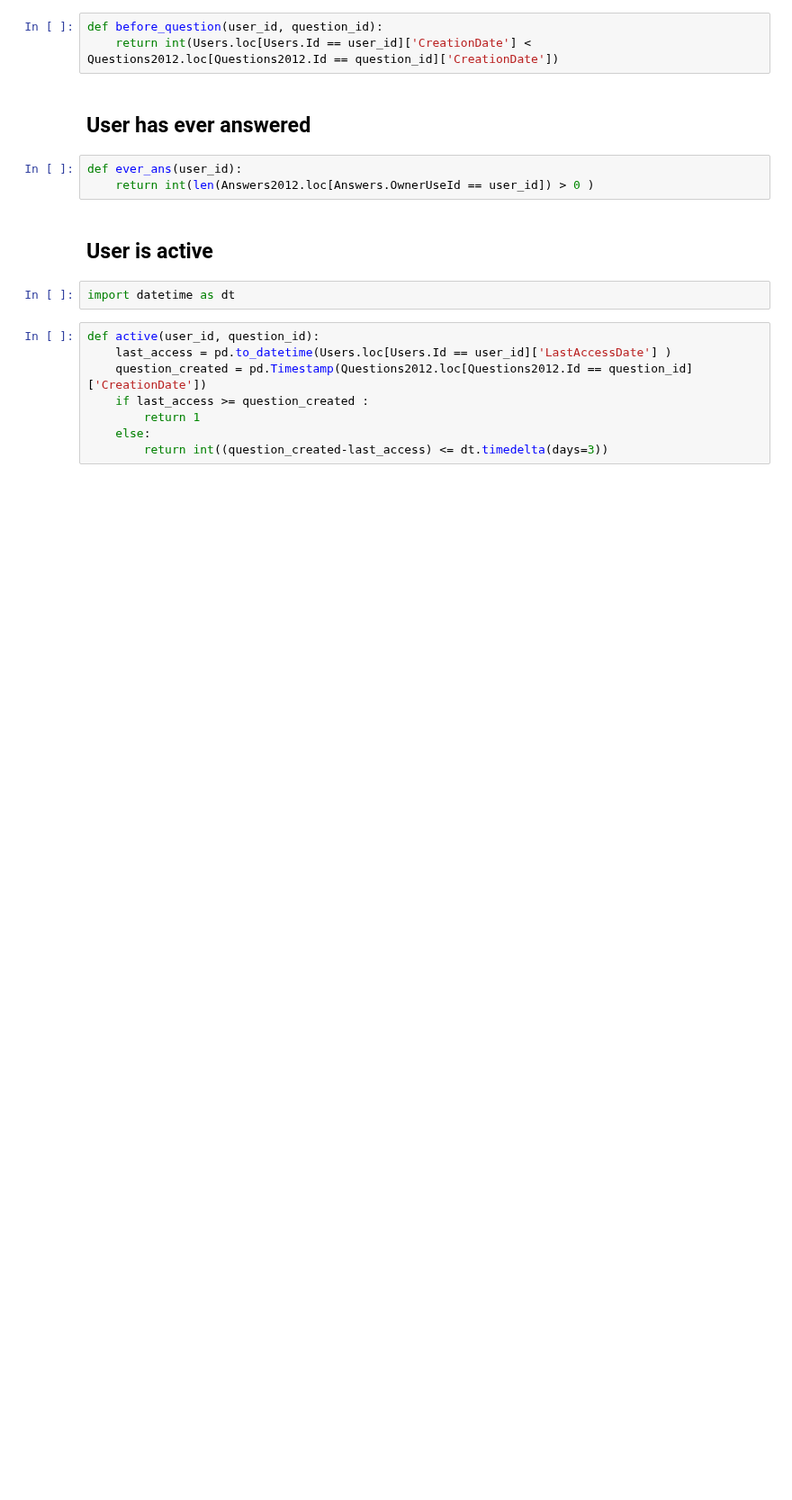
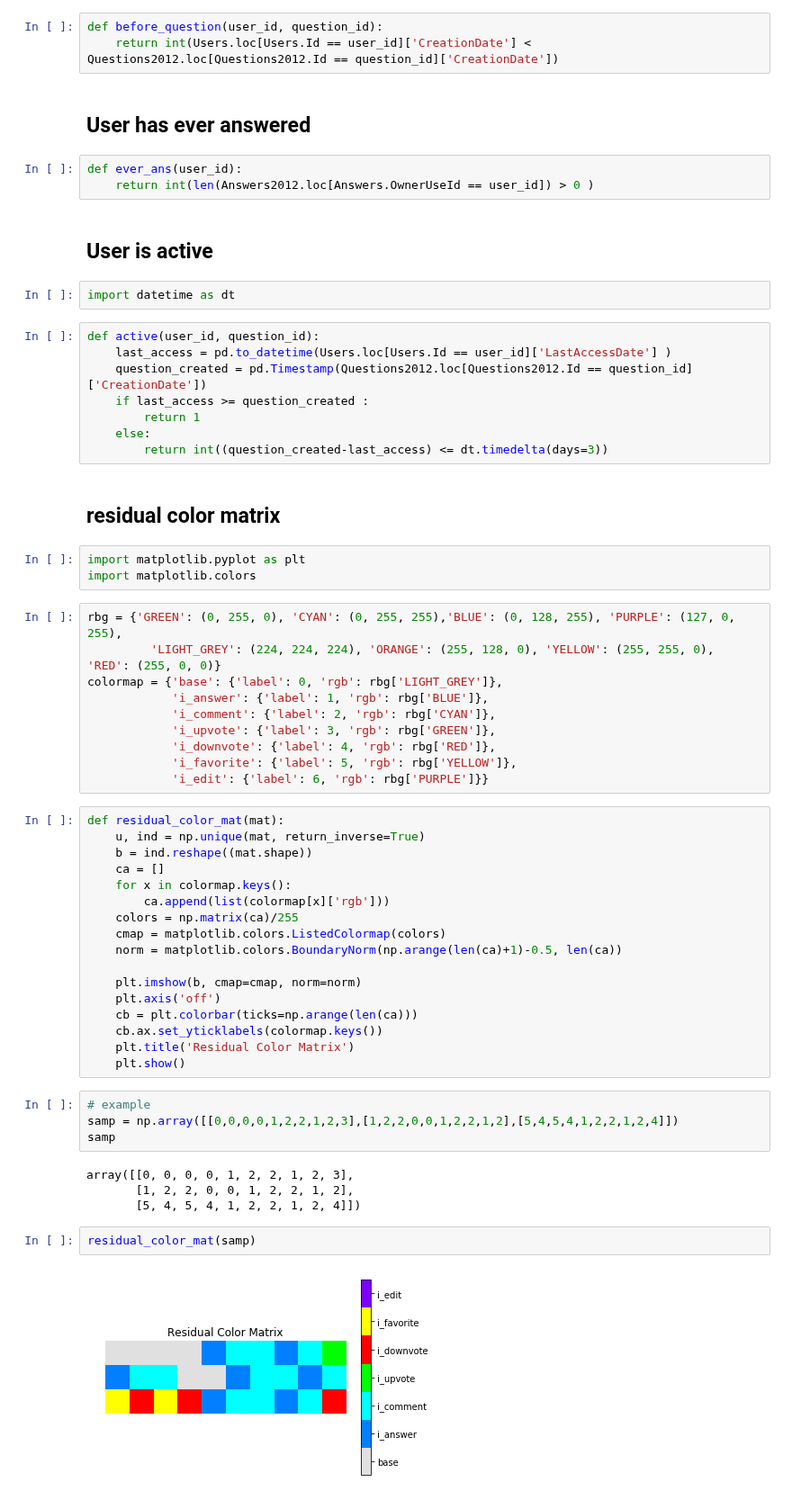
Before and after one commit to MaksimDan/160-Stackoverflow, a Jupyter notebook: source/eda/archive/indicator.ipynb, the cells around one changed output. Shown at 90% size. Saved outputs shown, nothing was run; the diff lists cells and outputs as text; blank space fills up the shorter version.

Commit message:
add residual color mat

```diff
--- a/source/eda/archive/indicator.ipynb
+++ b/source/eda/archive/indicator.ipynb
@@ -35,3 +63,47 @@ def active(user_id, question_id):
         return 1
     else:
         return int((question_created-last_access) <= dt.timedelta(days=3))
+# %% [markdown]
+## residual color matrix
+# %%
+import matplotlib.pyplot as plt
+import matplotlib.colors
+# %%
+rbg = {'GREEN': (0, 255, 0), 'CYAN': (0, 255, 255),'BLUE': (0, 128, 255), 'PURPLE': (127, 0, 255),
+         'LIGHT_GREY': (224, 224, 224), 'ORANGE': (255, 128, 0), 'YELLOW': (255, 255, 0), 'RED': (255, 0, 0)}
+colormap = {'base': {'label': 0, 'rgb': rbg['LIGHT_GREY']},
+            'i_answer': {'label': 1, 'rgb': rbg['BLUE']},
+            'i_comment': {'label': 2, 'rgb': rbg['CYAN']},
+            'i_upvote': {'label': 3, 'rgb': rbg['GREEN']},
+            'i_downvote': {'label': 4, 'rgb': rbg['RED']},
+            'i_favorite': {'label': 5, 'rgb': rbg['YELLOW']},
+            'i_edit': {'label': 6, 'rgb': rbg['PURPLE']}}
+# %%
+def residual_color_mat(mat):
+    u, ind = np.unique(mat, return_inverse=True)
+    b = ind.reshape((mat.shape))
+    ca = []
+    for x in colormap.keys():
+        ca.append(list(colormap[x]['rgb']))
+    colors = np.matrix(ca)/255
+    cmap = matplotlib.colors.ListedColormap(colors)
+    norm = matplotlib.colors.BoundaryNorm(np.arange(len(ca)+1)-0.5, len(ca))
+
+    plt.imshow(b, cmap=cmap, norm=norm)
+    plt.axis('off')
+    cb = plt.colorbar(ticks=np.arange(len(ca)))
+    cb.ax.set_yticklabels(colormap.keys())
+    plt.title('Residual Color Matrix')
+    plt.show()
+# %%
+# example
+samp = np.array([[0,0,0,0,1,2,2,1,2,3],[1,2,2,0,0,1,2,2,1,2],[5,4,5,4,1,2,2,1,2,4]])
+samp
+# %% [output]
+array([[0, 0, 0, 0, 1, 2, 2, 1, 2, 3],
+       [1, 2, 2, 0, 0, 1, 2, 2, 1, 2],
+       [5, 4, 5, 4, 1, 2, 2, 1, 2, 4]])
+# %%
+residual_color_mat(samp)
+# %% [output]
+[figure, added]
```
Also changed, not shown: parts of 5 cells of this notebook.
